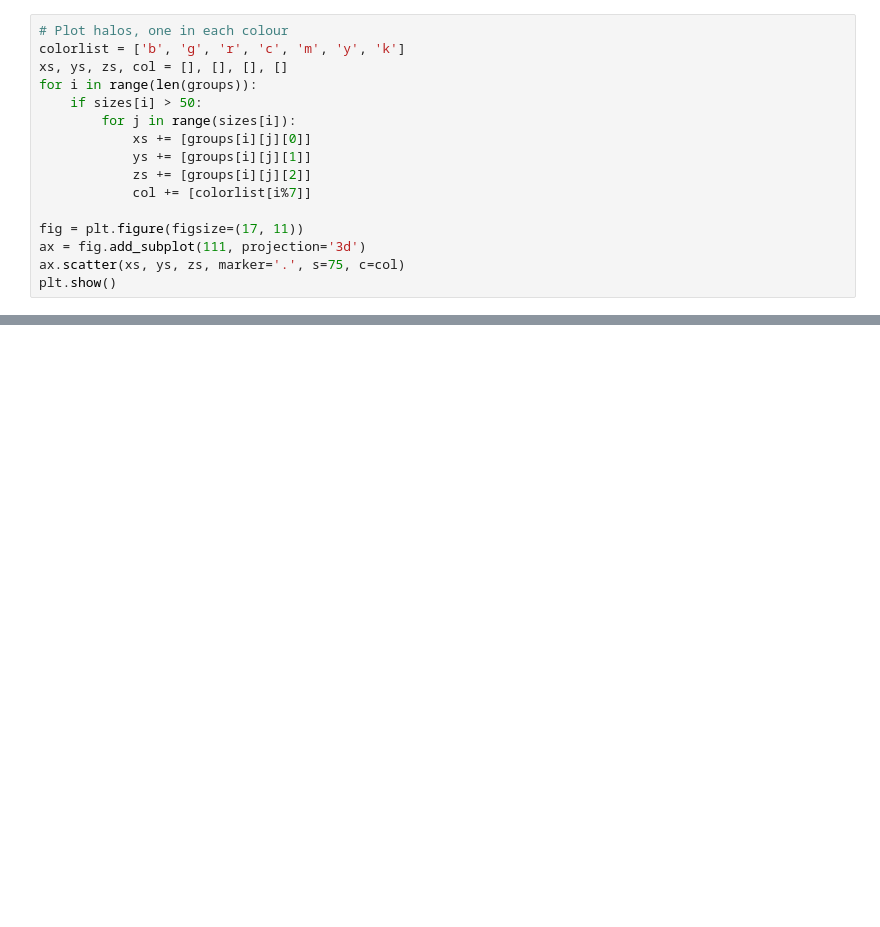
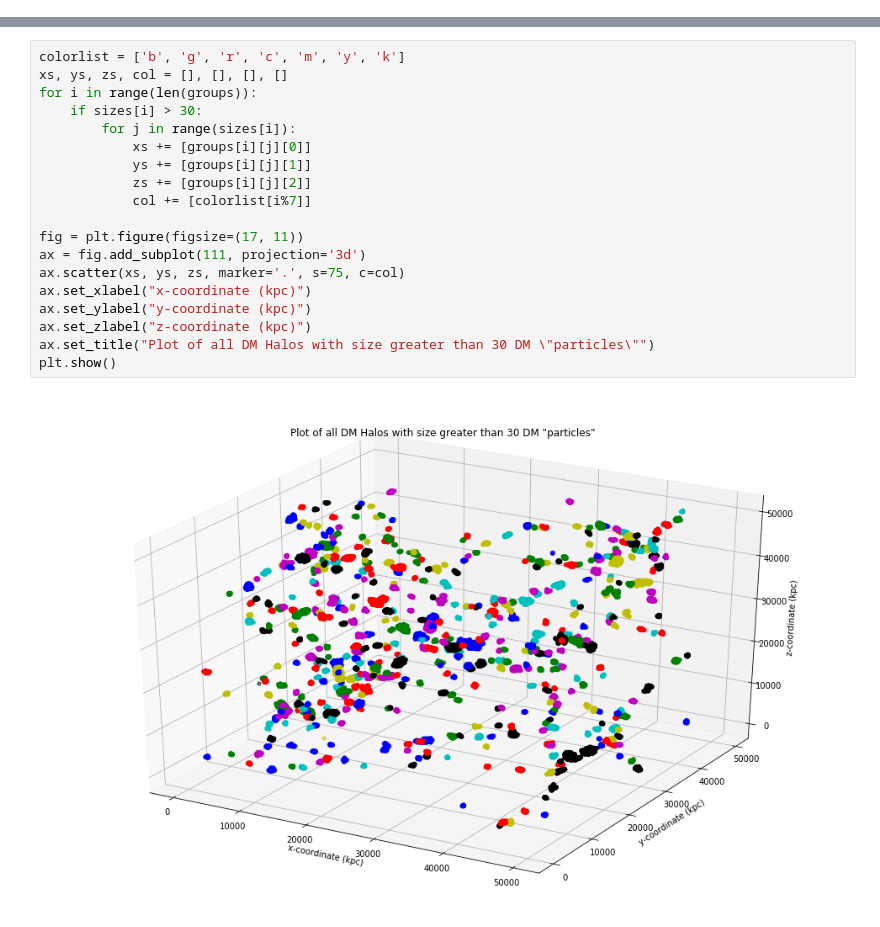
Before and after one commit to EthanMarx/astro_numerical_project, a Jupyter notebook: analysis.ipynb, the cells around one changed output, grey strips where cells are left out. Drawn from its saved outputs; the diff is of its cells as text; blank space fills up the shorter version.

```diff
--- a/analysis.ipynb
+++ b/analysis.ipynb
@@ -91,16 +0,0 @@ if load_from_pkl:
-# %%
-# Plot halos, one in each colour
-colorlist = ['b', 'g', 'r', 'c', 'm', 'y', 'k']
-xs, ys, zs, col = [], [], [], []
-for i in range(len(groups)):
-    if sizes[i] > 50:
-        for j in range(sizes[i]):
-            xs += [groups[i][j][0]]
-            ys += [groups[i][j][1]]
-            zs += [groups[i][j][2]]
-            col += [colorlist[i%7]]
-
-fig = plt.figure(figsize=(17, 11))
-ax = fig.add_subplot(111, projection='3d')
-ax.scatter(xs, ys, zs, marker='.', s=75, c=col)
-plt.show()
@@ -235,0 +113,21 @@ This looks good I guess?
+# %%
+colorlist = ['b', 'g', 'r', 'c', 'm', 'y', 'k']
+xs, ys, zs, col = [], [], [], []
+for i in range(len(groups)):
+    if sizes[i] > 30:
+        for j in range(sizes[i]):
+            xs += [groups[i][j][0]]
+            ys += [groups[i][j][1]]
+            zs += [groups[i][j][2]]
+            col += [colorlist[i%7]]
+
+fig = plt.figure(figsize=(17, 11))
+ax = fig.add_subplot(111, projection='3d')
+ax.scatter(xs, ys, zs, marker='.', s=75, c=col)
+ax.set_xlabel("x-coordinate (kpc)")
+ax.set_ylabel("y-coordinate (kpc)")
+ax.set_zlabel("z-coordinate (kpc)")
+ax.set_title("Plot of all DM Halos with size greater than 30 DM \"particles\"")
+plt.show()
+# %% [output]
+[figure, added]
```
Also changed, not shown: parts of 49 cells of this notebook.
